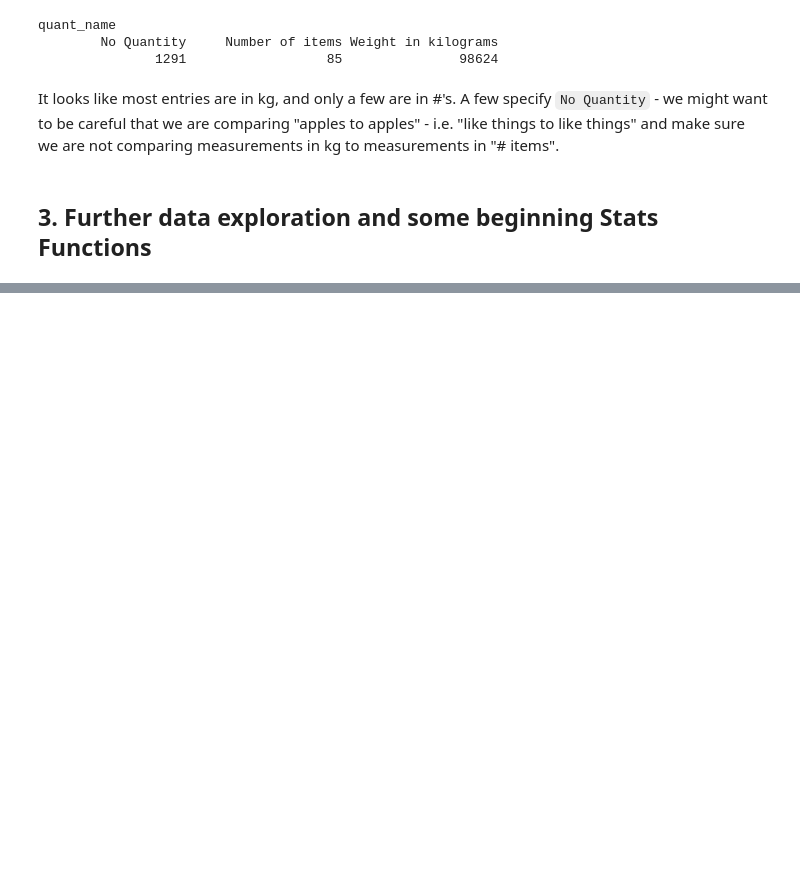
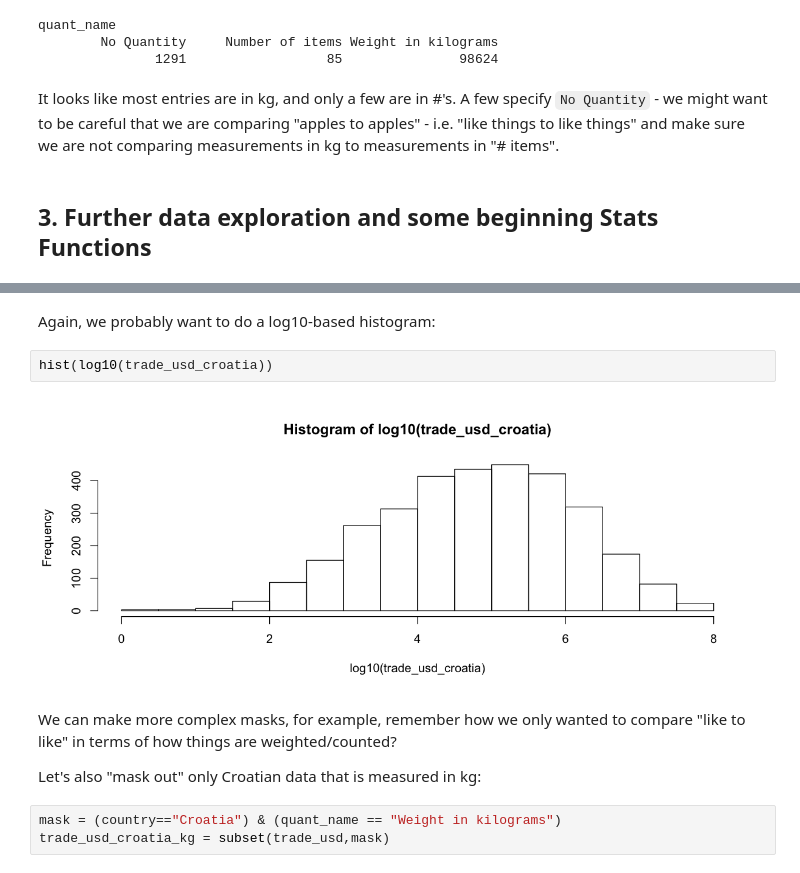
Before and after one commit to jnaiman/is542_spring2020, a Jupyter notebook: week02/prep_notebook_fishdata_week02_part2.ipynb, the cells around one changed output, grey strips where cells are left out. Drawn from its saved outputs; the diff is of its cells as text; blank space fills up the shorter version.

```diff
--- a/week02/prep_notebook_fishdata_week02_part2.ipynb
+++ b/week02/prep_notebook_fishdata_week02_part2.ipynb
@@ -202,0 +229,13 @@ It looks like most entries are in kg, and only a few are in #'s. A few specify `
+# %% [markdown]
+Again, we probably want to do a log10-based histogram:
+# %%
+hist(log10(trade_usd_croatia))
+# %% [output]
+[figure, added]
+# %% [markdown]
+We can make more complex masks, for example, remember how we only wanted to compare "like to like" in terms of how things are weighted/counted?
+
+Let's also "mask out" only Croatian data that is measured in kg:
+# %%
+mask = (country=="Croatia") & (quant_name == "Weight in kilograms")
+trade_usd_croatia_kg = subset(trade_usd,mask)
```
Also changed, not shown: parts of 45 cells of this notebook, 1 other file.
